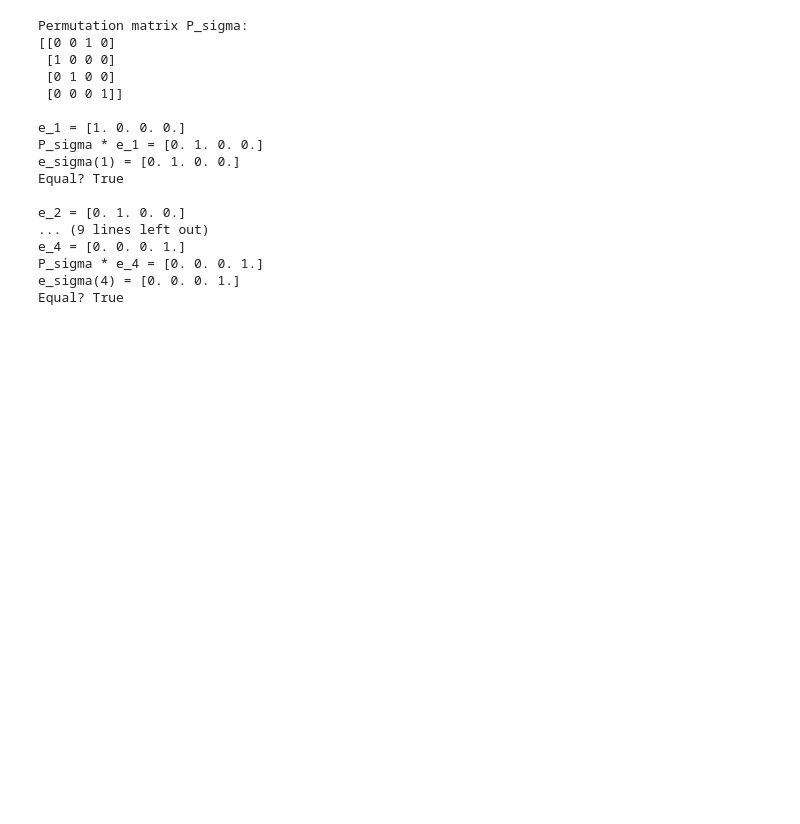
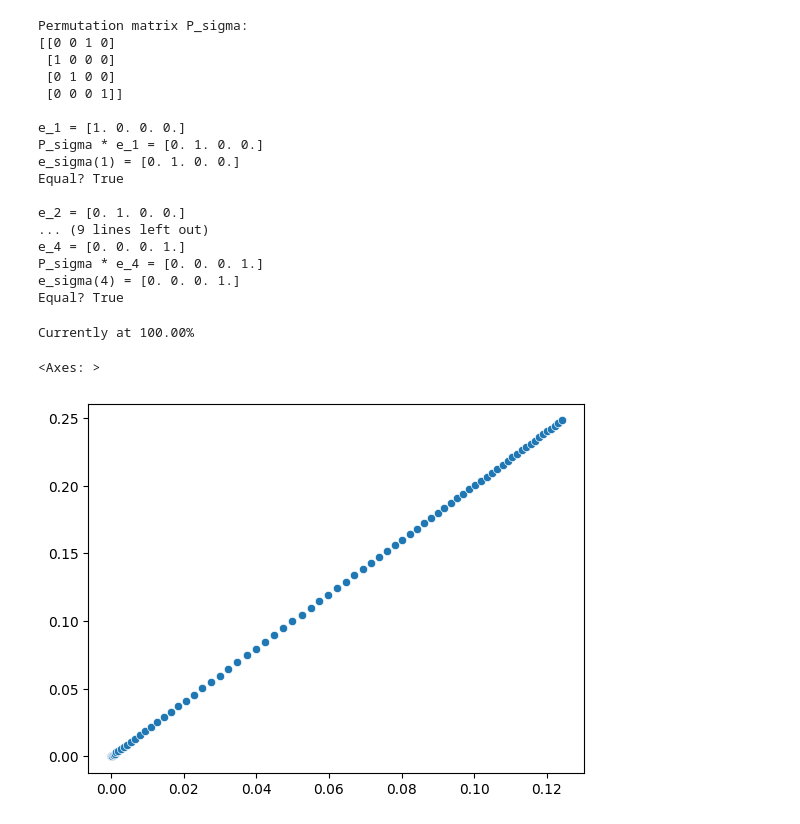
Before and after one commit to Shiwen-Yang/SCOPE, a Jupyter notebook: sanity_checks.ipynb, the cells around one changed output. Saved outputs shown, nothing was run; the diff lists cells and outputs as text; code cells hidden in the pictures; blank space fills up the shorter version.

```diff
--- a/sanity_checks.ipynb
+++ b/sanity_checks.ipynb
@@ -50,0 +154,12 @@ Equal? True
+# %%
+sigma = torch.linspace(0.01, 0.3, 100)
+
+M_val = torch.stack([DR.construct_M_from_basis(mollified_nonneg_simplex_core, X, s).squeeze() for s in sigma])
+
+H_expm = torch.stack([hess_expm(0, s) for s in sigma])
+
+sns.scatterplot(x = M_val.cpu().numpy(), y = H_expm.cpu().numpy())
+# %% [output]
+Currently at 100.00%
+<Axes: >
+[figure, added]
```
Also changed, not shown: parts of 5 cells of this notebook, 2 other files.
